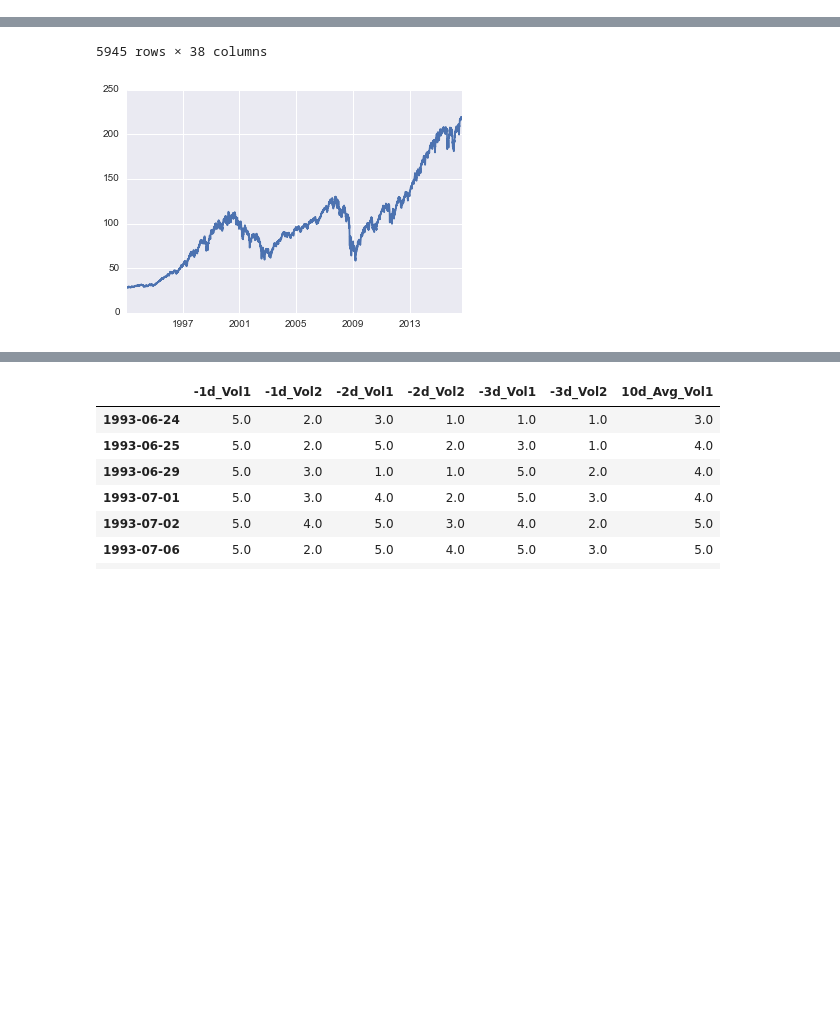
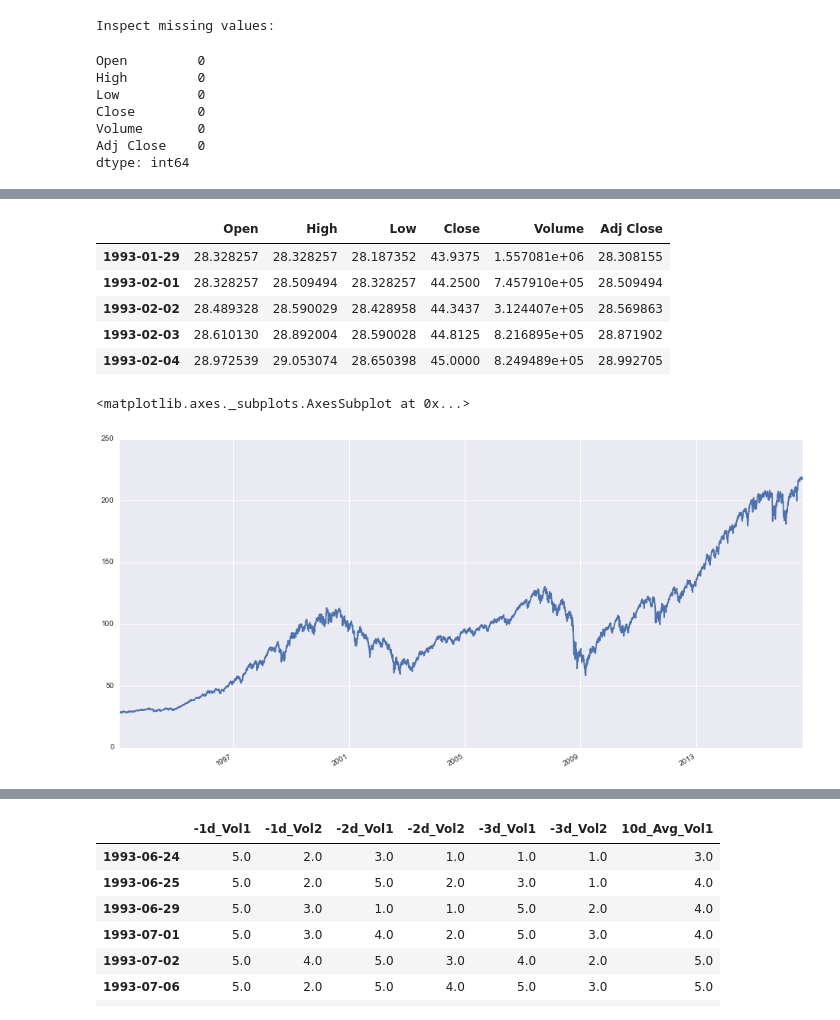
Before and after one commit to savourylie/Stock-Price-Forecaster, a Jupyter notebook: TradingBot/TradingBot.ipynb, the cells around one changed output, grey strips where cells are left out. Drawn from its saved outputs; the diff is of its cells as text; code cells hidden in the pictures; blank space fills up the shorter version.

```diff
--- a/TradingBot/TradingBot.ipynb
+++ b/TradingBot/TradingBot.ipynb
@@ -28,6 +28,10 @@ dfMain = pd.DataFrame(index=dates)
 dfMain = dfMain.join(dfSPY)
 dfMain.dropna(inplace=True)
 
+print("Inspect missing values:")
+display(dfMain.isnull().sum())
+display(dfMain.head())
+
 # Adjust Open, High, Low, Volume
 dfMain['Adj Factor'] = dfMain['Adj Close'] / dfMain['Close']
 
@@ -38,6 +42,7 @@ dfMain['Low'] = dfMain['Low'] * dfMain['Adj Factor']
 dfMain['Volume'] = dfMain['Volume'] / dfMain['Adj Factor']
 
 dfMain.drop(['Adj Factor'], axis=1, inplace=True)
+display(dfMain.head())
 
 # Price Engineering
 # Get opens
@@ -80,6 +85,14 @@ dfMain['21d_Low'] = dfMain['Low'].shift().rolling(window=21).min()
 dfMain['63d_Low'] = dfMain['Low'].shift().rolling(window=63).min()
 dfMain['100d_Low'] = dfMain['Low'].shift().rolling(window=100).min()
 
-plt.plot(dfMain['Adj Close'])
-display(dfMain)
+dfMain['Adj Close'].plot(figsize=(16, 8))
+# display(dfMain)
 # %% [output]
+Inspect missing values:
+Open         0
+High         0
+Low          0
+Close        0
+Volume       0
+Adj Close    0
+dtype: int64
@@ -103,5 +105,11 @@ display(dfMain)
-5945 rows × 38 columns
+|  | Open | High | Low | Close | Volume | Adj Close |
+| 1993-01-29 | 28.328257 | 28.328257 | 28.187352 | 43.9375 | 1.557081e+06 | 28.308155 |
+| 1993-02-01 | 28.328257 | 28.509494 | 28.328257 | 44.2500 | 7.457910e+05 | 28.509494 |
+| 1993-02-02 | 28.489328 | 28.590029 | 28.428958 | 44.3437 | 3.124407e+05 | 28.569863 |
+| 1993-02-03 | 28.610130 | 28.892004 | 28.590028 | 44.8125 | 8.216895e+05 | 28.871902 |
+| 1993-02-04 | 28.972539 | 29.053074 | 28.650398 | 45.0000 | 8.249489e+05 | 28.992705 |
+<matplotlib.axes._subplots.AxesSubplot at 0x...>
-[figure, old version]
+[figure, new version]
 # %%
 dfMain['100d_Avg_Vol'] = dfMain['Volume'].shift().rolling(window=100).mean() * 1.5
 dfMain['100d_Max_Vol'] = dfMain['Volume'].shift().rolling(window=100).max()
```
Also changed, not shown: parts of 6 cells of this notebook, 7 other files.
